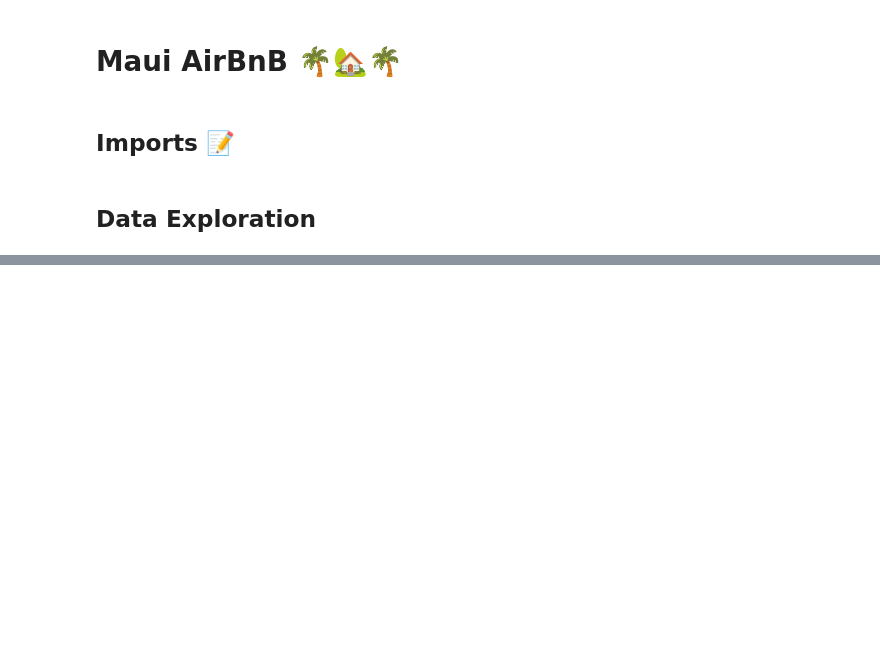
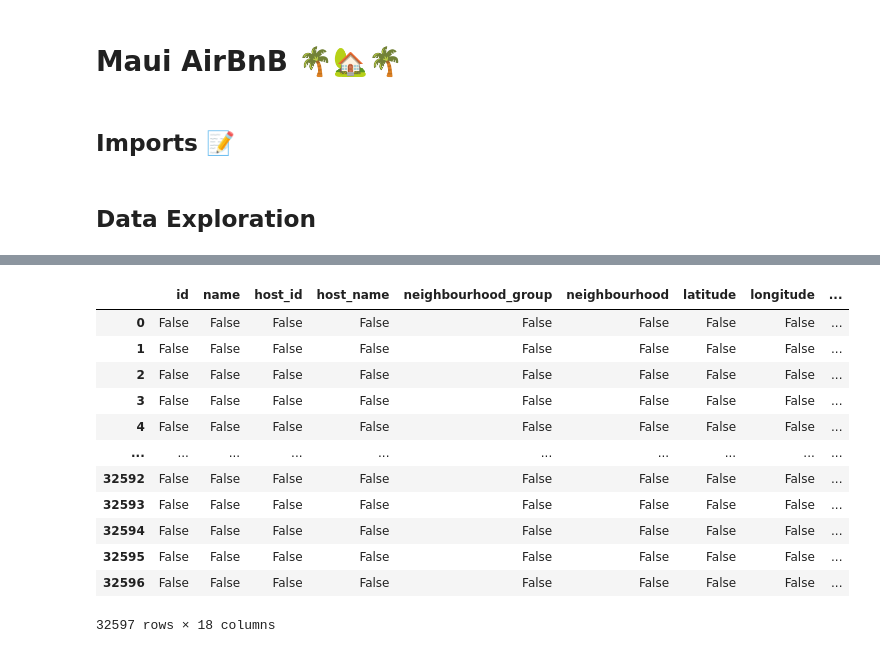
Before and after one commit to Jack-Merrett/hawaii_airbnb, a Jupyter notebook: notebooks/airbnb-notebook.ipynb, the cells around one changed output, grey strips where cells are left out. Saved outputs shown, nothing was run; the diff lists cells and outputs as text; code cells hidden in the pictures; blank space fills up the shorter version.

Commit message:
did some cleaning of the data set

```diff
--- a/notebooks/airbnb-notebook.ipynb
+++ b/notebooks/airbnb-notebook.ipynb
@@ -14,6 +15,8 @@ import seaborn as sns
 ## Data Exploration
 # %%
 # Calling in the data sets and combining them
-h_calendar = pd.read_csv('../raw_data/hawaii_calendar.csv', encoding = 'ISO-8859-1')
+listing_df= pd.read_csv('../raw_data/listings.csv')
 
-h_listings = pd.read_csv('../raw_data/hawaii_listings.csv', encoding = 'ISO-8859-1')
+reviews_df = pd.read_csv('../raw_data/reviews.csv')
+
+neighbourhoods_df = pd.read_csv('../raw_data/neighbourhoods.csv')
@@ -21,0 +79,17 @@ ParserError: Error tokenizing data. C error: Expected 2 fields in line 8, saw 4
+# %%
+#are there null values?
+listing_df.isnull()
+# %% [output]
+|  | id | name | host_id | host_name | neighbourhood_group | neighbourhood | latitude | longitude | ... |
+| 0 | False | False | False | False | False | False | False | False | ... |
+| 1 | False | False | False | False | False | False | False | False | ... |
+| 2 | False | False | False | False | False | False | False | False | ... |
+| 3 | False | False | False | False | False | False | False | False | ... |
+| 4 | False | False | False | False | False | False | False | False | ... |
+| ... | ... | ... | ... | ... | ... | ... | ... | ... | ... |
+| 32592 | False | False | False | False | False | False | False | False | ... |
+| 32593 | False | False | False | False | False | False | False | False | ... |
+| 32594 | False | False | False | False | False | False | False | False | ... |
+| 32595 | False | False | False | False | False | False | False | False | ... |
+| 32596 | False | False | False | False | False | False | False | False | ... |
+32597 rows × 18 columns
```
Also changed, not shown: parts of 25 cells of this notebook.
